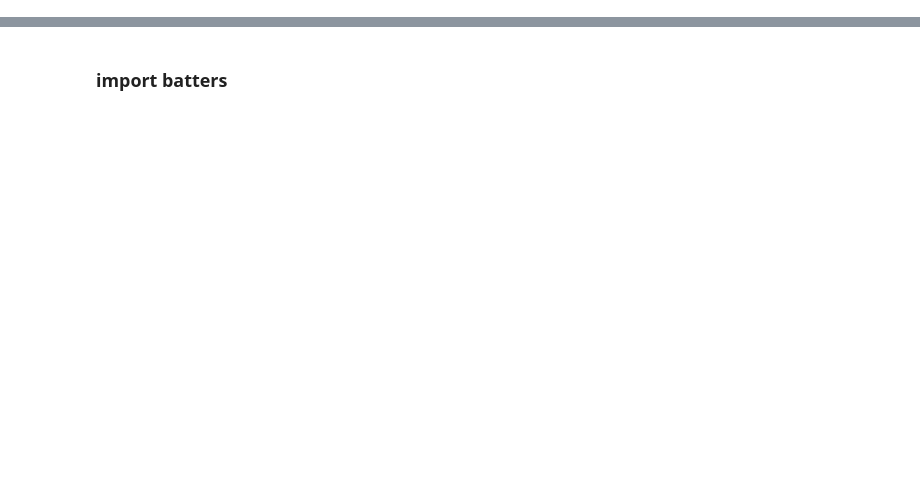
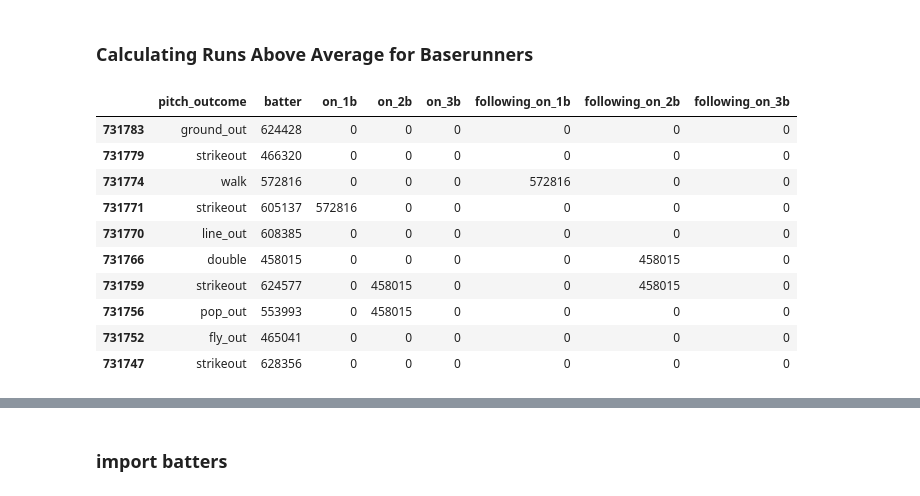
Before and after one commit to chrisjackson4256/BaseballDataAnalyses, a Jupyter notebook: openWAR.ipynb, the cells around one changed output, grey strips where cells are left out. Saved outputs shown, nothing was run; the diff lists cells and outputs as text; code cells hidden in the pictures; blank space fills up the shorter version.

```diff
--- a/openWAR.ipynb
+++ b/openWAR.ipynb
@@ -57,0 +147,14 @@ pitch_data.head()
+# %%
+pitch_data = pd.read_csv("../data/pitch_data_2019.csv")
+
+pitch_data = pitch_data[pitch_data['fielder_2.1'] == pitch_data['fielder_2.1']]
+
+pitch_data = pitch_data.sort_values(by=['game_date', 'game_pk', 'inning', 'at_bat_number', 'pitch_number', 'outs_when_up'], ascending=True)
+
+print(pitch_data.columns.tolist())
+
+print(pitch_data.shape)
+
+
+
+pitch_data.head()
@@ -57,0 +397,41 @@ pitch_data.head()
+# %% [markdown]
+### Calculating Runs Above Average for Baserunners
+# %%
+# keep only the columns that we need
+baserunner_raa_df = pitch_data[['game_pk', 'inning', 'inning_topbot', 'outs_when_up', 'batter', 'on_1b', 'on_2b', 'on_3b', 'events', 'des', 'description']]
+
+for col in ['game_pk', 'inning', 'batter']:
+    baserunner_raa_df[col] = baserunner_raa_df[col].astype(int)
+
+for col in ['on_1b', 'on_2b', 'on_3b']:
+    baserunner_raa_df[col] = baserunner_raa_df[col].fillna(value=0.).astype(int)
+
+# make a new id based on game id + pitcher id that we can use for groupby's
+baserunner_raa_df['game_inning_id'] = baserunner_raa_df['game_pk'].astype(str) + '_' + baserunner_raa_df['inning'].astype(str) + '_' + baserunner_raa_df['inning_topbot']
+
+# get previous game state
+for col in ['on_1b', 'on_2b', 'on_3b']:
+    baserunner_raa_df['following_'+col] = baserunner_raa_df.groupby('game_inning_id')[col].apply(lambda x: x.shift(-1)).fillna(value=0.).astype(int)
+
+# for col in ['following_on_1b', 'following_on_2b', 'following_on_3b']:
+#     baserunner_raa_df[col] = baserunner_raa_df[col].astype(int)
+
+baserunner_raa_df = baserunner_raa_df[baserunner_raa_df['events'] == baserunner_raa_df['events']]
+
+baserunner_raa_df['pitch_outcome'] = baserunner_raa_df.apply(lambda x: get_outcome(x['events'], x['des'], x['description']), axis=1)
+
+baserunner_raa_df = baserunner_raa_df[['pitch_outcome', 'batter', 'on_1b', 'on_2b', 'on_3b', 'following_on_1b', 'following_on_2b', 'following_on_3b']]
+
+baserunner_raa_df.head(10)
+# %% [output]
+|  | pitch_outcome | batter | on_1b | on_2b | on_3b | following_on_1b | following_on_2b | following_on_3b |
+| 731783 | ground_out | 624428 | 0 | 0 | 0 | 0 | 0 | 0 |
+| 731779 | strikeout | 466320 | 0 | 0 | 0 | 0 | 0 | 0 |
+| 731774 | walk | 572816 | 0 | 0 | 0 | 572816 | 0 | 0 |
+| 731771 | strikeout | 605137 | 572816 | 0 | 0 | 0 | 0 | 0 |
+| 731770 | line_out | 608385 | 0 | 0 | 0 | 0 | 0 | 0 |
+| 731766 | double | 458015 | 0 | 0 | 0 | 0 | 458015 | 0 |
+| 731759 | strikeout | 624577 | 0 | 458015 | 0 | 0 | 458015 | 0 |
+| 731756 | pop_out | 553993 | 0 | 458015 | 0 | 0 | 0 | 0 |
+| 731752 | fly_out | 465041 | 0 | 0 | 0 | 0 | 0 | 0 |
+| 731747 | strikeout | 628356 | 0 | 0 | 0 | 0 | 0 | 0 |
```
Also changed, not shown: parts of 33 cells of this notebook.
